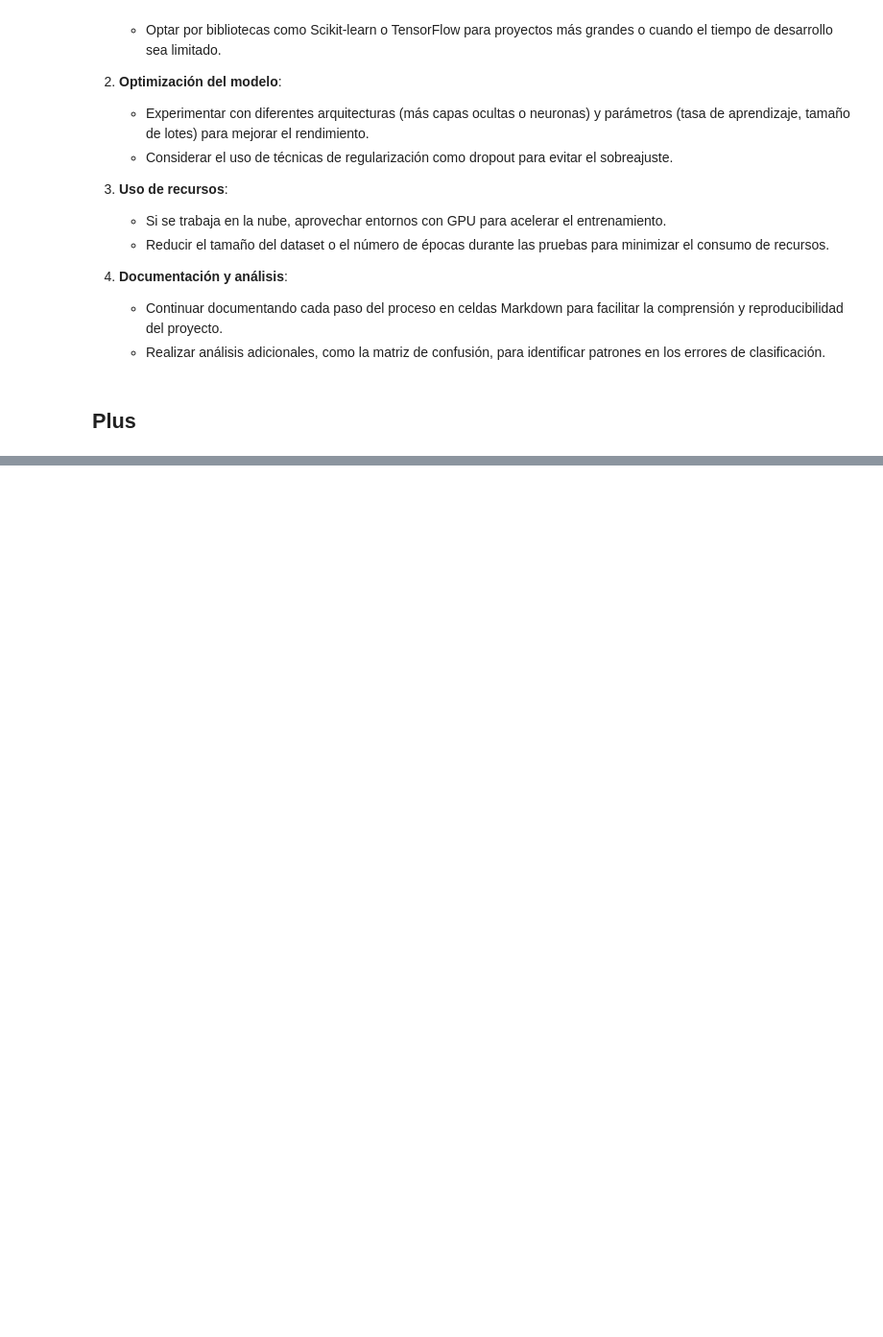
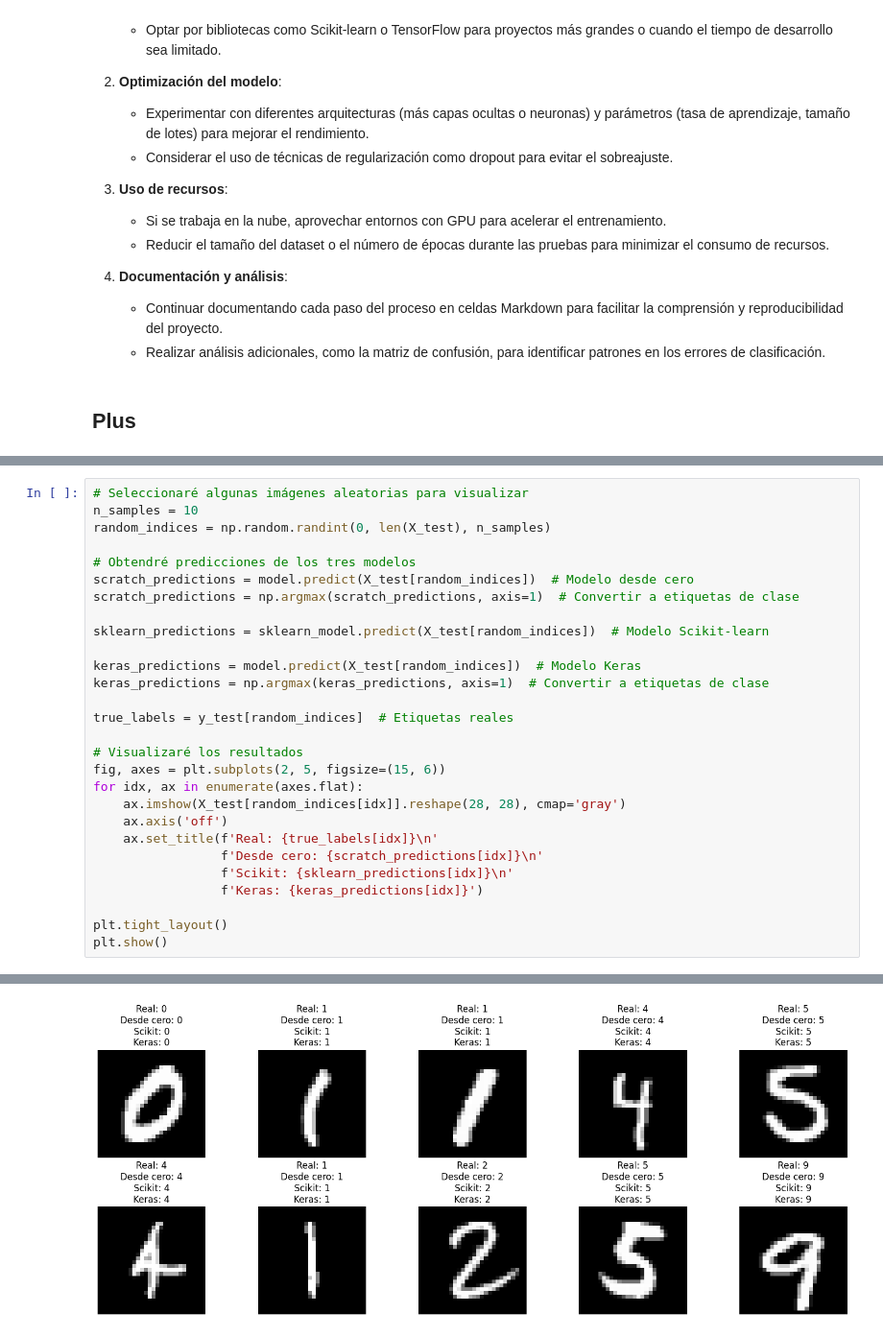
Before and after one commit to paezdev/paez_jean_MNIST, a Jupyter notebook: notebooks/paez_jean_EA4.ipynb, the cells around one changed output, grey strips where cells are left out. Shown at 96% size. Saved outputs shown, nothing was run; the diff lists cells and outputs as text; blank space fills up the shorter version.

```diff
--- a/notebooks/paez_jean_EA4.ipynb
+++ b/notebooks/paez_jean_EA4.ipynb
@@ -384,0 +385,29 @@ plt.show()
+# %%
+# Seleccionaré algunas imágenes aleatorias para visualizar
+n_samples = 10
+random_indices = np.random.randint(0, len(X_test), n_samples)
+
+# Obtendré predicciones de los tres modelos
+scratch_predictions = model.predict(X_test[random_indices])  # Modelo desde cero
+scratch_predictions = np.argmax(scratch_predictions, axis=1)  # Convertir a etiquetas de clase
+
+sklearn_predictions = sklearn_model.predict(X_test[random_indices])  # Modelo Scikit-learn
+
+keras_predictions = model.predict(X_test[random_indices])  # Modelo Keras
+keras_predictions = np.argmax(keras_predictions, axis=1)  # Convertir a etiquetas de clase
+
+true_labels = y_test[random_indices]  # Etiquetas reales
+
+# Visualizaré los resultados
+fig, axes = plt.subplots(2, 5, figsize=(15, 6))
+for idx, ax in enumerate(axes.flat):
+    ax.imshow(X_test[random_indices[idx]].reshape(28, 28), cmap='gray')
+    ax.axis('off')
+    ax.set_title(f'Real: {true_labels[idx]}\n'
+                 f'Desde cero: {scratch_predictions[idx]}\n'
+                 f'Scikit: {sklearn_predictions[idx]}\n'
+                 f'Keras: {keras_predictions[idx]}')
+
+plt.tight_layout()
+plt.show()
+# %% [output]
@@ -384,0 +416 @@ plt.show()
+[figure, added]
```
Also changed, not shown: parts of 5 cells of this notebook, 1 other file.
